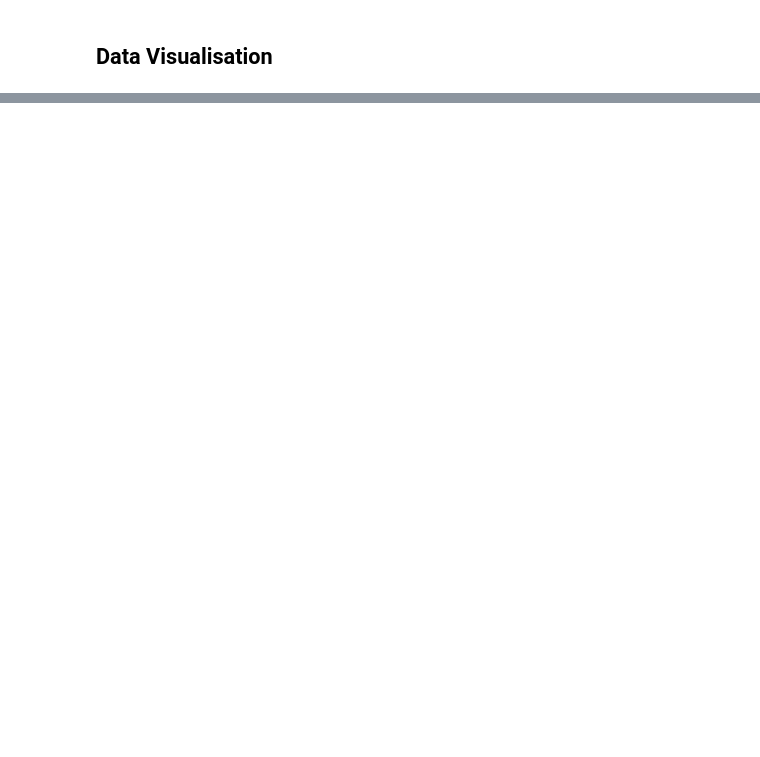
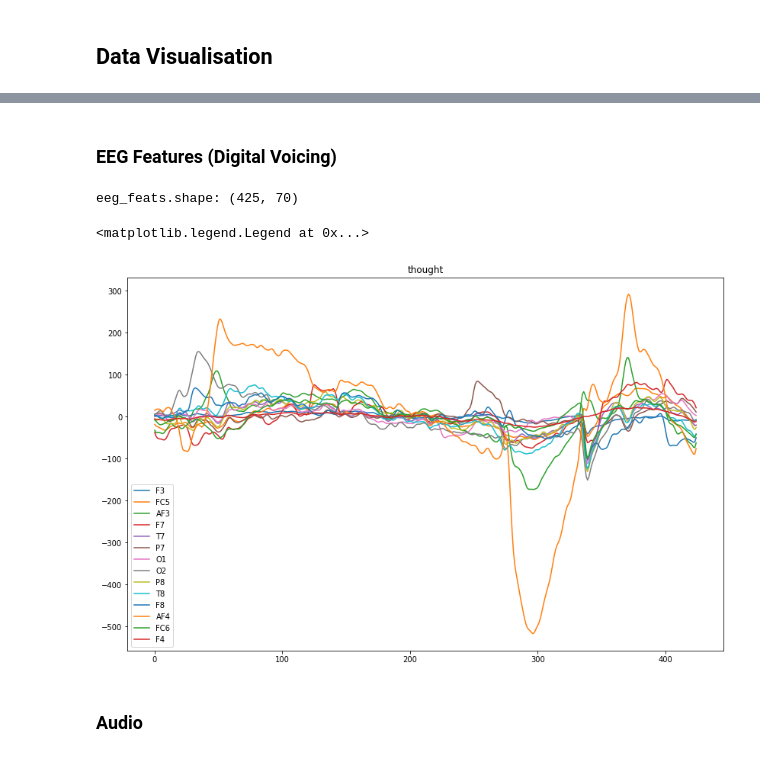
Before and after one commit to MiscellaneousStuff/kara-one-transduction, a Jupyter notebook: feis.ipynb, the cells around one changed output, grey strips where cells are left out. Drawn from its saved outputs; the diff is of its cells as text; code cells hidden in the pictures; blank space fills up the shorter version.

```diff
--- a/feis.ipynb
+++ b/feis.ipynb
@@ -44,3 +62,20 @@ dataset[0]
+# %% [markdown]
+### EEG Features (Digital Voicing)
+# %%
+eeg_data = dataset[example_idx]["eeg_feats"]
+plt.title(dataset[example_idx]["label"])
+print("eeg_feats.shape:", eeg_data.shape)
+for i in range(len(dataset.channels)):
+    cur_channel = eeg_data[:, (i*5)+0]
+    ch_name = dataset.channels[i]
+    plt.plot(cur_channel, label=ch_name)
+plt.legend()
+# %% [output]
+eeg_feats.shape: (425, 70)
+<matplotlib.legend.Legend at 0x...>
+[figure, added]
+# %% [markdown]
+### Audio
 # %%
 import matplotlib.pyplot as plt
 plt.rcParams["figure.figsize"] = (14, 9)
```
Also changed, not shown: parts of 5 cells of this notebook, 1 other file.
